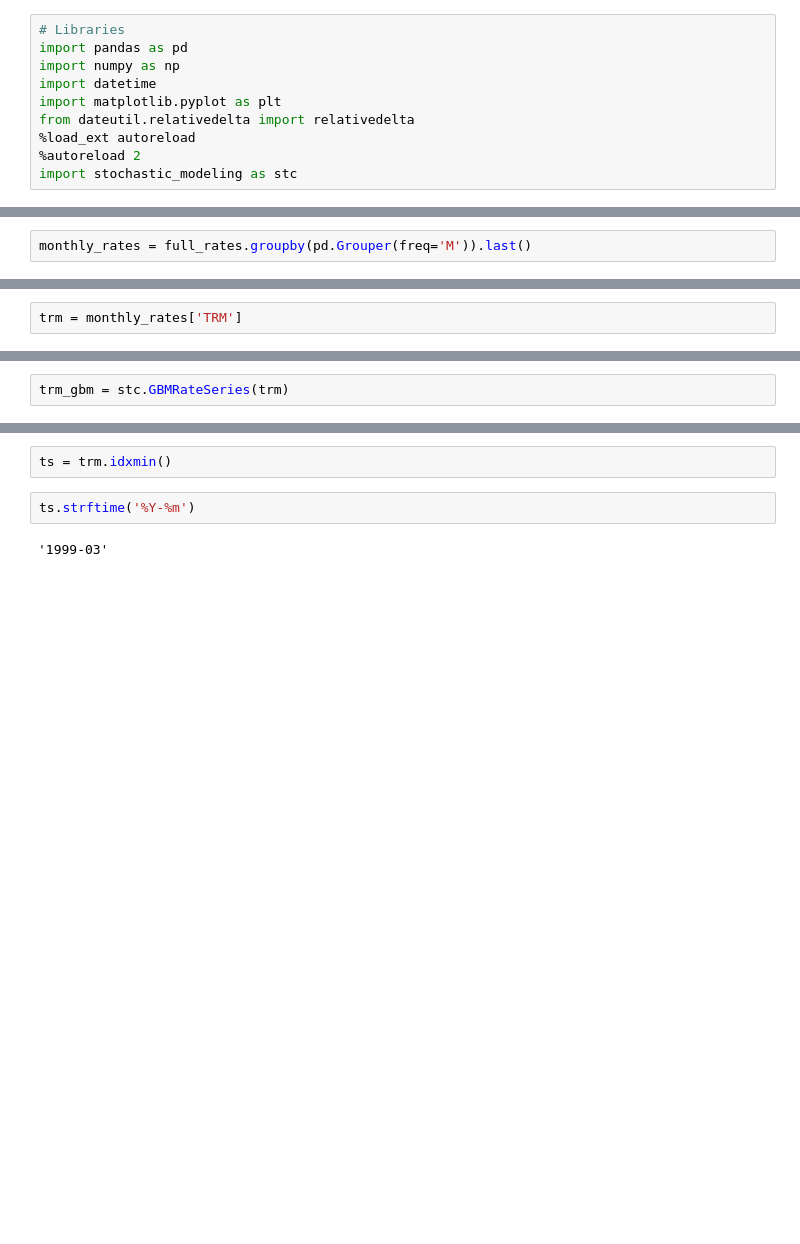
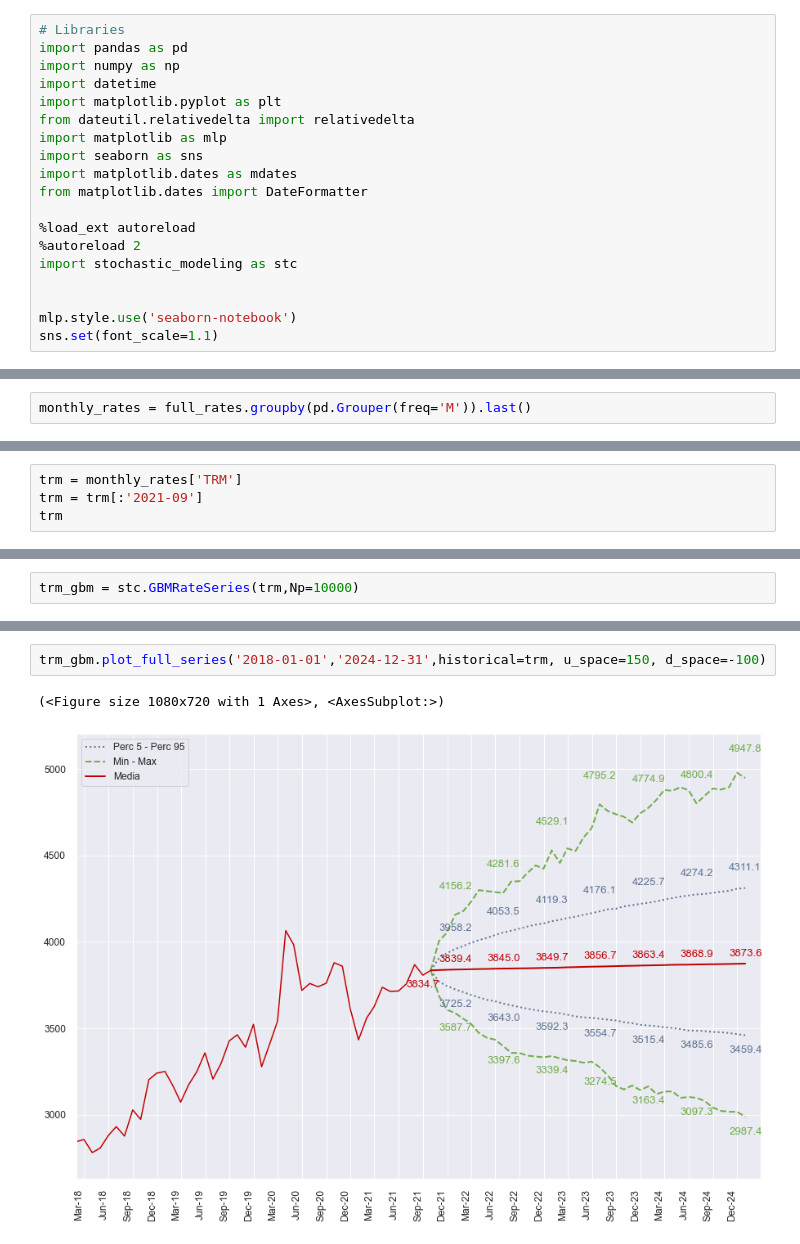
Before and after one commit to Alejandro-Duenas/rate_simulation_models, a Jupyter notebook: Stochastic Rates Modeling.ipynb, the cells around one changed output, grey strips where cells are left out. Drawn from its saved outputs; the diff is of its cells as text; blank space fills up the shorter version.

```diff
--- a/Stochastic Rates Modeling.ipynb
+++ b/Stochastic Rates Modeling.ipynb
@@ -8,9 +8,18 @@ import numpy as np
 import datetime
 import matplotlib.pyplot as plt
 from dateutil.relativedelta import relativedelta
+import matplotlib as mlp
+import seaborn as sns
+import matplotlib.dates as mdates
+from matplotlib.dates import DateFormatter
+
 %load_ext autoreload
 %autoreload 2
 import stochastic_modeling as stc
+
+
+mlp.style.use('seaborn-notebook')
+sns.set(font_scale=1.1)
 # %% [output]
 The autoreload extension is already loaded. To reload it, use:
   %reload_ext autoreload
@@ -53,2 +48,4 @@ Name: TIBR, dtype: float64
 # %%
 trm = monthly_rates['TRM']
+trm = trm[:'2021-09']
+trm
@@ -115,2 +66,2 @@ tibr[tibr.index[-1]]
 # %%
-trm_gbm = stc.GBMRateSeries(trm)
+trm_gbm = stc.GBMRateSeries(trm,Np=10000)
@@ -130,6 +94,5 @@ trm.max()
-# %%
-ts = trm.idxmin()
-# %%
-ts.strftime('%Y-%m')
-# %% [output]
-'1999-03'
+# %%
+trm_gbm.plot_full_series('2018-01-01','2024-12-31',historical=trm, u_space=150, d_space=-100)
+# %% [output]
+(<Figure size 1080x720 with 1 Axes>, <AxesSubplot:>)
+[figure, added]
```
Also changed, not shown: parts of 18 cells of this notebook, 1 other file.
